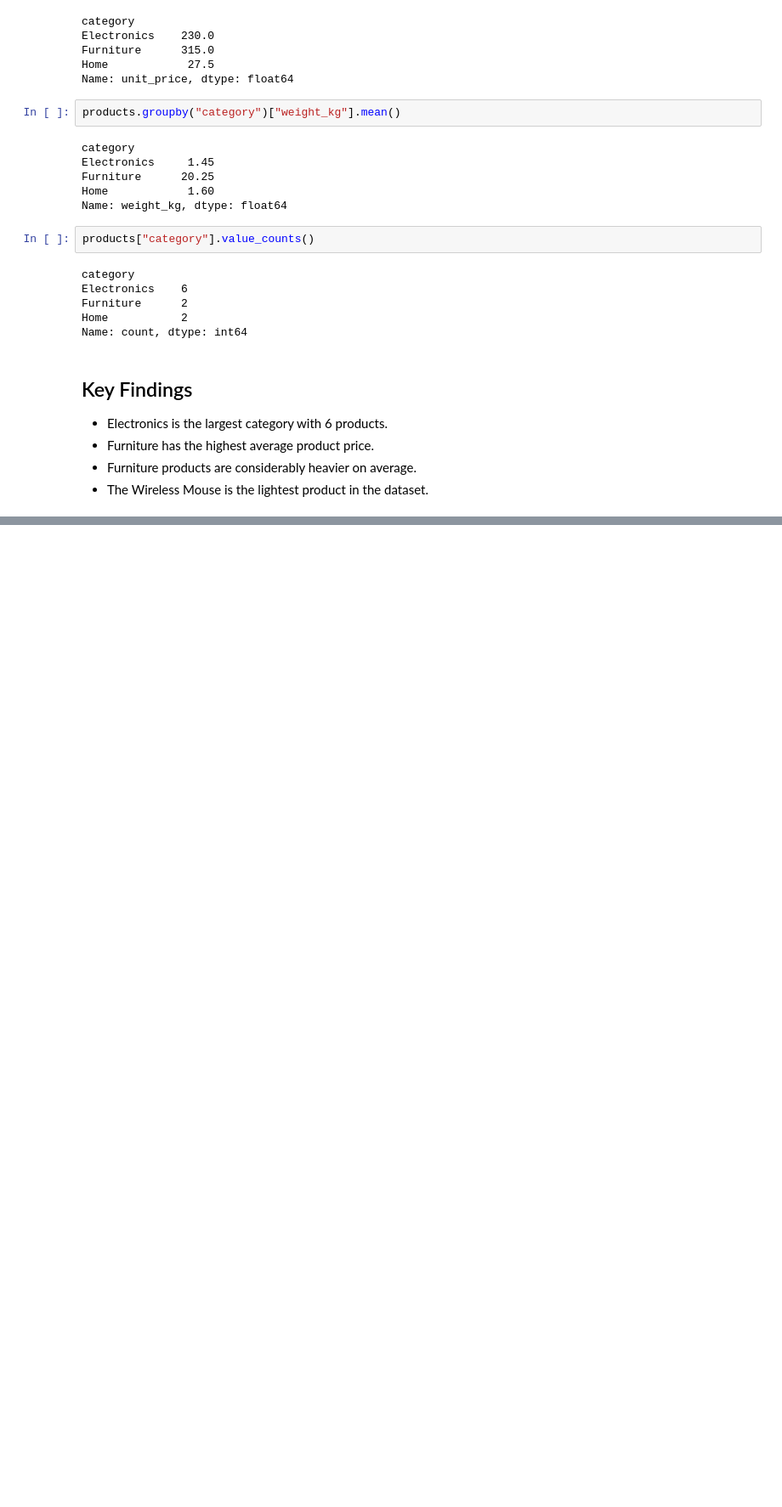
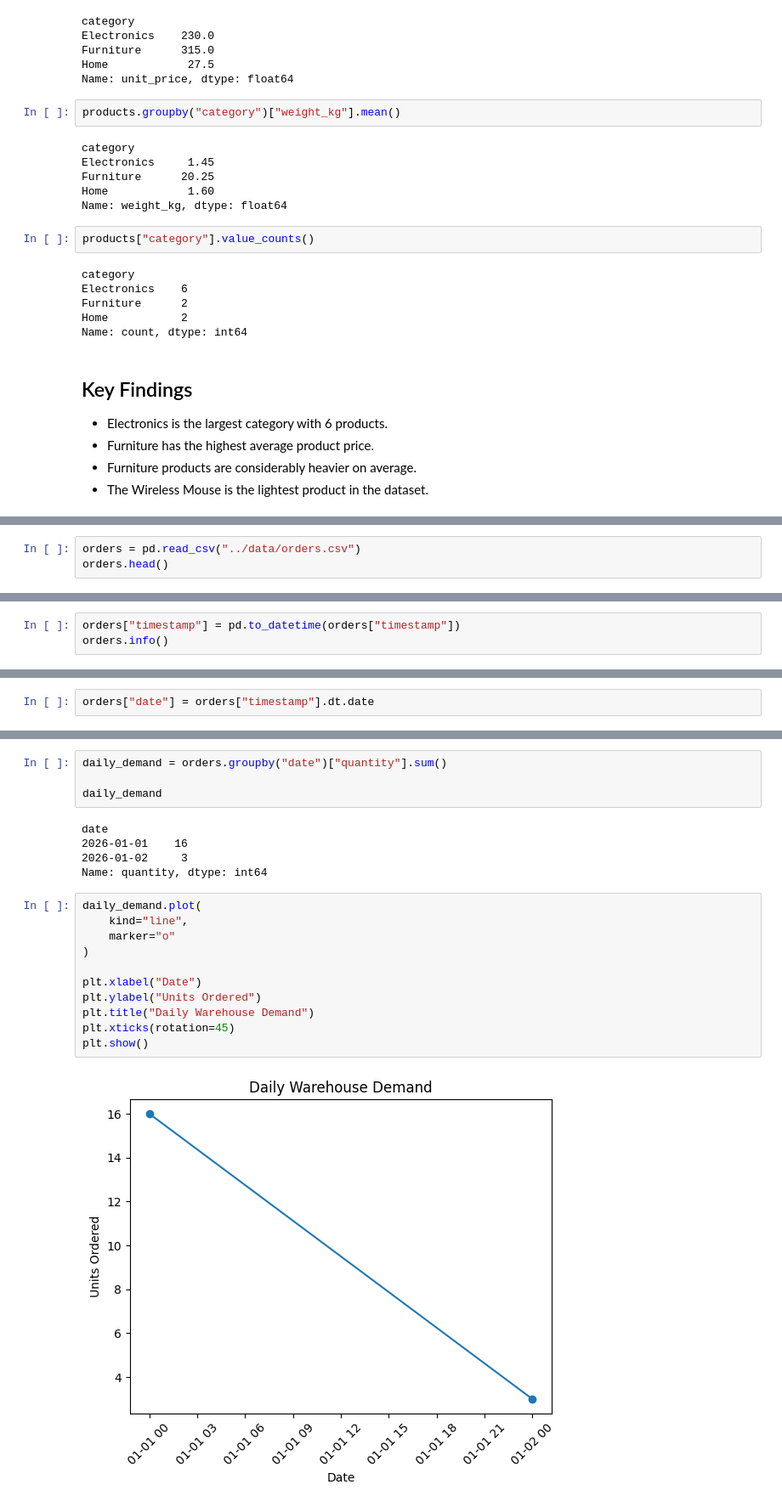
Before and after one commit to youcy03/ai-warehouse-digital-twin, a Jupyter notebook: notebooks/01_data_exploration.ipynb, the cells around one changed output, grey strips where cells are left out. Shown at 85% size. Drawn from its saved outputs; the diff is of its cells as text; blank space fills up the shorter version.

Commit message:
Add warehouse demand and inventory analysis

```diff
--- a/notebooks/01_data_exploration.ipynb
+++ b/notebooks/01_data_exploration.ipynb
@@ -145,0 +154,3 @@ Name: count, dtype: int64
+# %%
+orders = pd.read_csv("../data/orders.csv")
+orders.head()
@@ -145,0 +168,3 @@ Name: count, dtype: int64
+# %%
+orders["timestamp"] = pd.to_datetime(orders["timestamp"])
+orders.info()
@@ -145,0 +273,2 @@ Name: count, dtype: int64
+# %%
+orders["date"] = orders["timestamp"].dt.date
@@ -145,0 +297,22 @@ Name: count, dtype: int64
+# %%
+daily_demand = orders.groupby("date")["quantity"].sum()
+
+daily_demand
+# %% [output]
+date
+2026-01-01    16
+2026-01-02     3
+Name: quantity, dtype: int64
+# %%
+daily_demand.plot(
+    kind="line",
+    marker="o"
+)
+
+plt.xlabel("Date")
+plt.ylabel("Units Ordered")
+plt.title("Daily Warehouse Demand")
+plt.xticks(rotation=45)
+plt.show()
+# %% [output]
+[figure, added]
```
Also changed, not shown: parts of 72 cells of this notebook, 2 other files.
